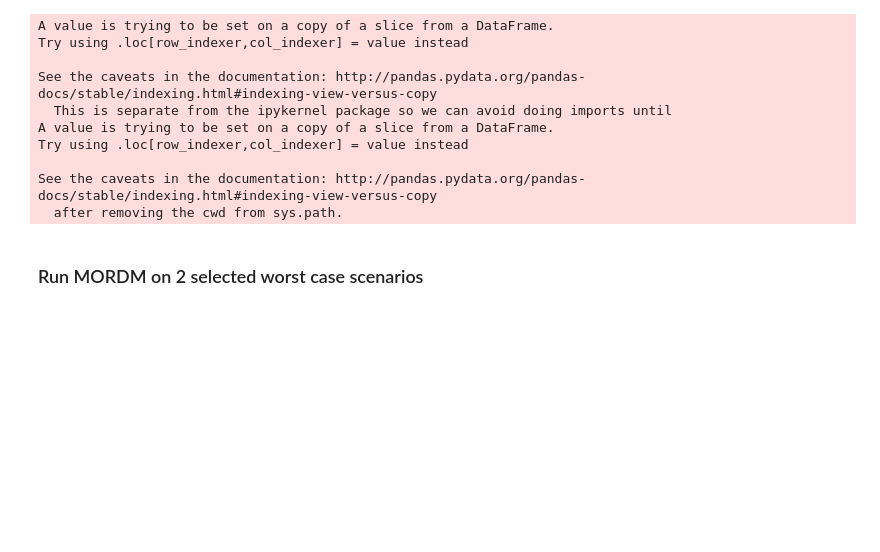
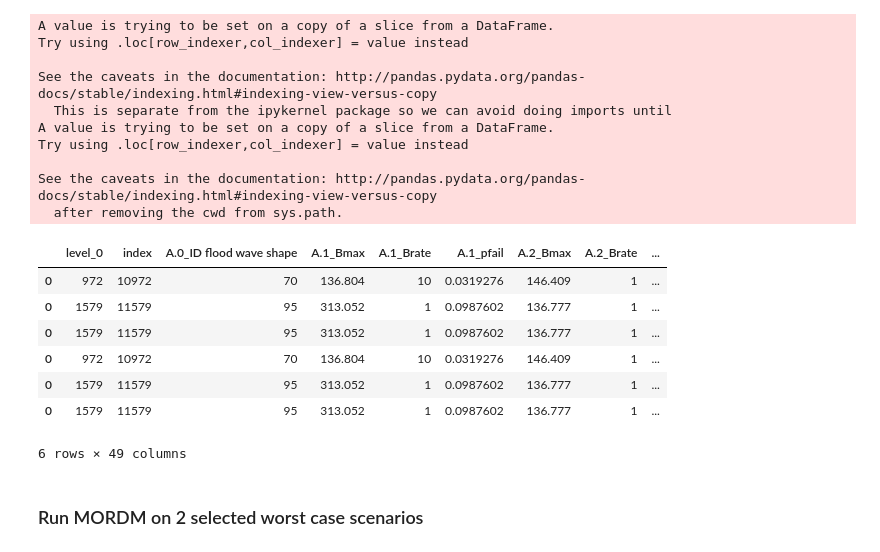
Before and after one commit to pdebiase/MBDM-group-11, a Jupyter notebook: final assignment/MORDM_weak/MORO_postanalysis.ipynb, the cells around one changed output. Saved outputs shown, nothing was run; the diff lists cells and outputs as text; code cells hidden in the pictures; blank space fills up the shorter version.

```diff
--- a/final assignment/MORDM_weak/MORO_postanalysis.ipynb
+++ b/final assignment/MORDM_weak/MORO_postanalysis.ipynb
@@ -567,17 +569,20 @@ pol3_df_tot_dea = pol3_df_tot_dea.reset_index()
 # %%
 #There will be 6 scenarios for 6 objective, new we create a data frame of length 6 for this 6 scenarios
 scenario1=pol3_df_a4_dam.iloc[0]
 scenario2=pol3_df_a5_dam.iloc[0]
 scenario3 = pol3_df_tot_dam.iloc[0]
 scenario4=pol3_df_a4_dea.iloc[0]
 scenario5=pol3_df_a5_dea.iloc[0]
 scenario6 = pol3_df_tot_dea.iloc[0]
 scenarios = pd.concat([scenario1,scenario2,scenario3,scenario4,scenario5,scenario6],axis=1)
 scenarios_tr=scenarios.T
-scenarios_unc = scenarios_tr.iloc[:,1:19]
-#Convert the scenarios to dictionary. You need to visually inspect the dataframe scenarios_unc to select worst scenario at locations 4 and 5.
-#in my case they were the 4th and 5th rows, hence 3rd and 4th indices
-uncertainty1 = scenarios_unc.iloc[3].to_dict()
-uncertainty_loc4= Scenario('uncertainty1', **uncertainty1)
-uncertainty2 = scenarios_unc.iloc[4].to_dict()
-uncertainty_loc5= Scenario('uncertainty2', **uncertainty2)
+scenarios_tr
+# %% [output]
+|  | level_0 | index | A.0_ID flood wave shape | A.1_Bmax | A.1_Brate | A.1_pfail | A.2_Bmax | A.2_Brate | ... |
+| 0 | 972 | 10972 | 70 | 136.804 | 10 | 0.0319276 | 146.409 | 1 | ... |
+| 0 | 1579 | 11579 | 95 | 313.052 | 1 | 0.0987602 | 136.777 | 1 | ... |
+| 0 | 1579 | 11579 | 95 | 313.052 | 1 | 0.0987602 | 136.777 | 1 | ... |
+| 0 | 972 | 10972 | 70 | 136.804 | 10 | 0.0319276 | 146.409 | 1 | ... |
+| 0 | 1579 | 11579 | 95 | 313.052 | 1 | 0.0987602 | 136.777 | 1 | ... |
+| 0 | 1579 | 11579 | 95 | 313.052 | 1 | 0.0987602 | 136.777 | 1 | ... |
+6 rows × 49 columns
```
Also changed, not shown: parts of 9 cells of this notebook, 1 other file.
